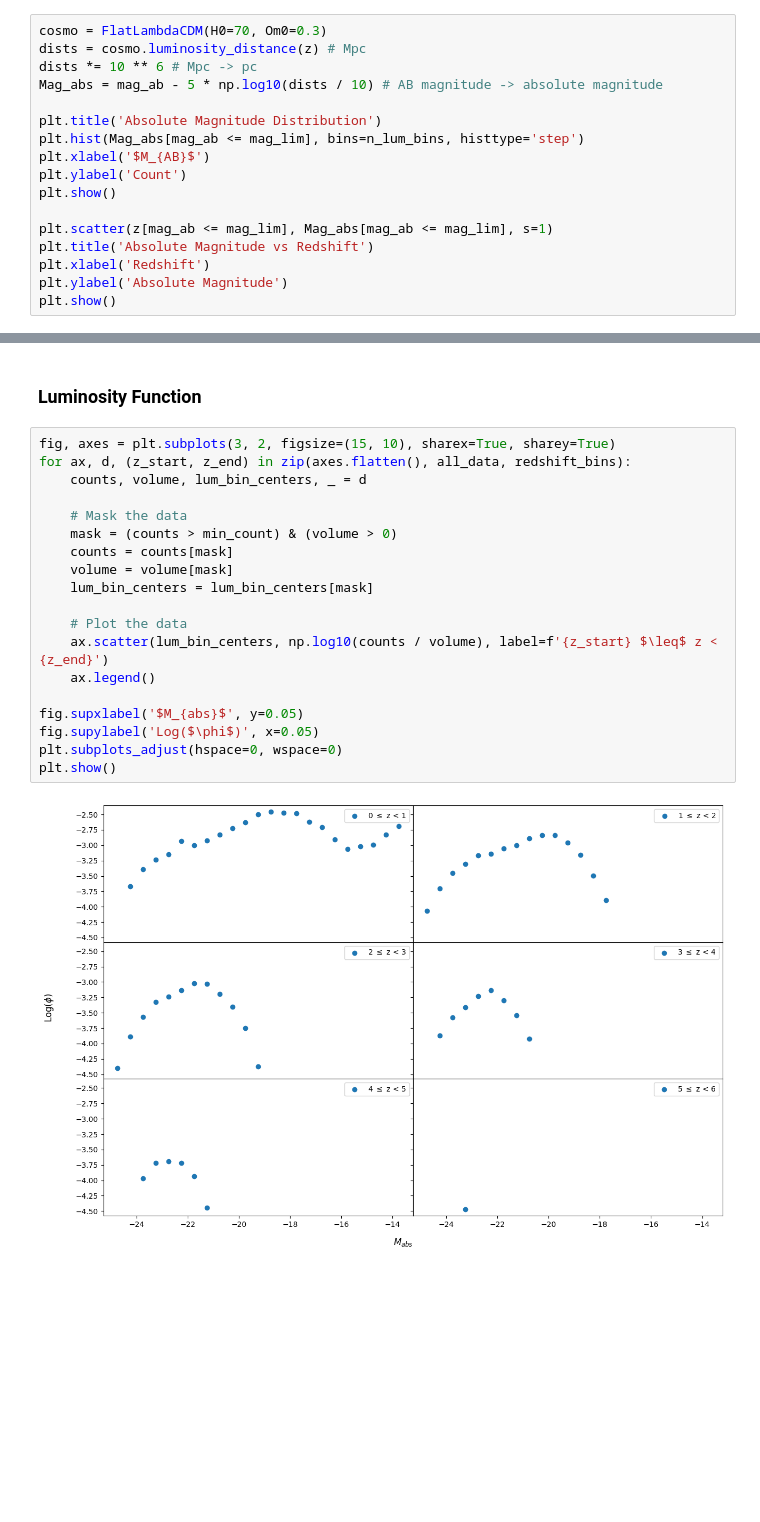
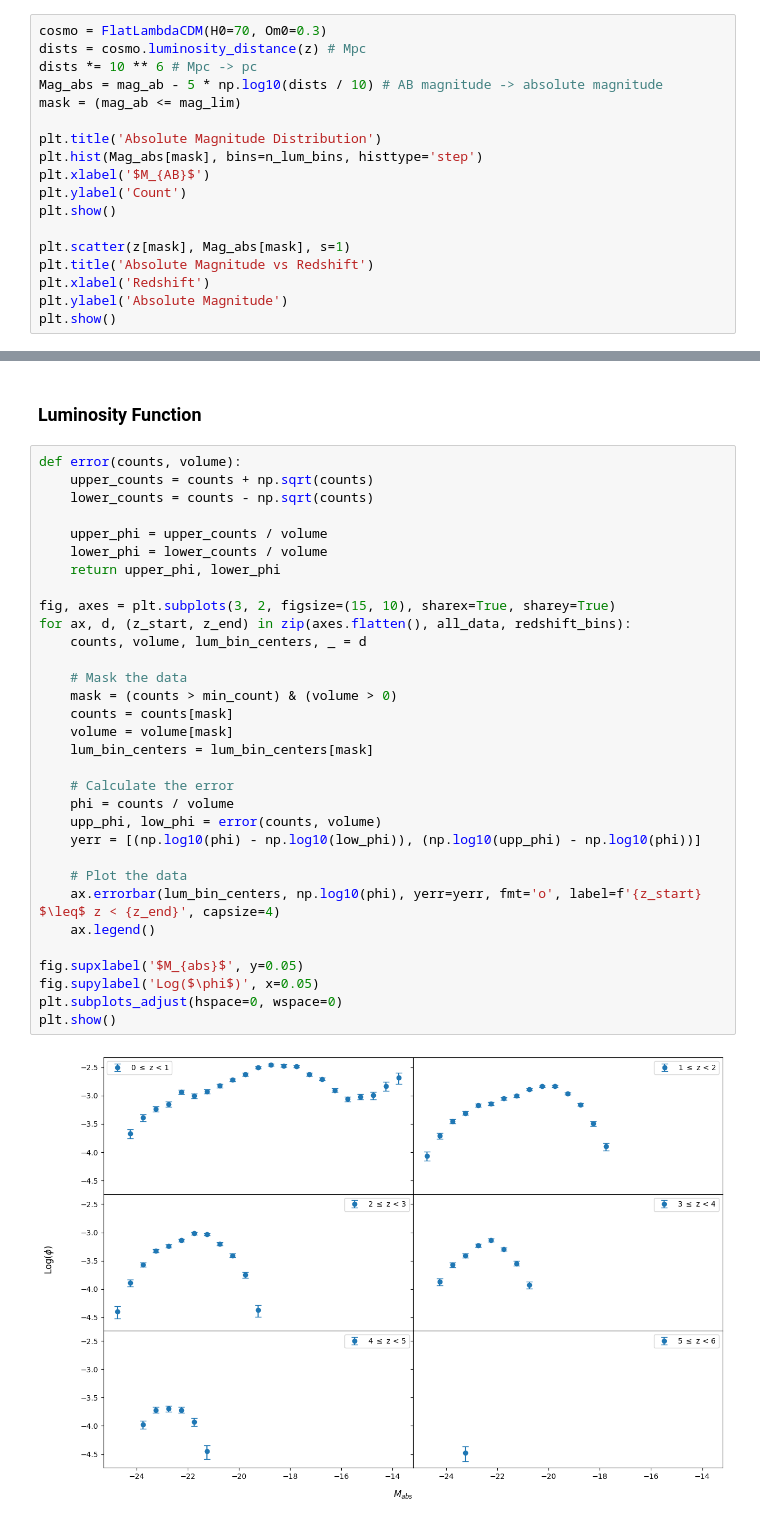
Before and after one commit to daniel-lyon/MPhil-Code, a Jupyter notebook: LUMFUNCS/vmax.ipynb, the cells around one changed output, grey strips where cells are left out. Drawn from its saved outputs; the diff is of its cells as text; blank space fills up the shorter version.

```diff
--- a/LUMFUNCS/vmax.ipynb
+++ b/LUMFUNCS/vmax.ipynb
@@ -66,14 +68,15 @@ cosmo = FlatLambdaCDM(H0=70, Om0=0.3)
 dists = cosmo.luminosity_distance(z) # Mpc
 dists *= 10 ** 6 # Mpc -> pc
 Mag_abs = mag_ab - 5 * np.log10(dists / 10) # AB magnitude -> absolute magnitude
+mask = (mag_ab <= mag_lim)
 
 plt.title('Absolute Magnitude Distribution')
-plt.hist(Mag_abs[mag_ab <= mag_lim], bins=n_lum_bins, histtype='step')
+plt.hist(Mag_abs[mask], bins=n_lum_bins, histtype='step')
 plt.xlabel('$M_{AB}$')
 plt.ylabel('Count')
 plt.show()
 
-plt.scatter(z[mag_ab <= mag_lim], Mag_abs[mag_ab <= mag_lim], s=1)
+plt.scatter(z[mask], Mag_abs[mask], s=1)
 plt.title('Absolute Magnitude vs Redshift')
 plt.xlabel('Redshift')
 plt.ylabel('Absolute Magnitude')
@@ -201,23 +212,36 @@ plt.show()
 # %% [markdown]
 ### Luminosity Function
 # %%
+def error(counts, volume):
+    upper_counts = counts + np.sqrt(counts)
+    lower_counts = counts - np.sqrt(counts)
+
+    upper_phi = upper_counts / volume
+    lower_phi = lower_counts / volume
+    return upper_phi, lower_phi
+
 fig, axes = plt.subplots(3, 2, figsize=(15, 10), sharex=True, sharey=True)
 for ax, d, (z_start, z_end) in zip(axes.flatten(), all_data, redshift_bins):
     counts, volume, lum_bin_centers, _ = d
 
     # Mask the data
     mask = (counts > min_count) & (volume > 0)
     counts = counts[mask]
     volume = volume[mask]
     lum_bin_centers = lum_bin_centers[mask]
 
+    # Calculate the error
+    phi = counts / volume
+    upp_phi, low_phi = error(counts, volume)
+    yerr = [(np.log10(phi) - np.log10(low_phi)), (np.log10(upp_phi) - np.log10(phi))]
+
     # Plot the data
-    ax.scatter(lum_bin_centers, np.log10(counts / volume), label=f'{z_start} $\leq$ z < {z_end}')
+    ax.errorbar(lum_bin_centers, np.log10(phi), yerr=yerr, fmt='o', label=f'{z_start} $\leq$ z < {z_end}', capsize=4)
     ax.legend()
 
 fig.supxlabel('$M_{abs}$', y=0.05)
 fig.supylabel('Log($\phi$)', x=0.05)
 plt.subplots_adjust(hspace=0, wspace=0)
 plt.show()
 # %% [output]
-[figure, old version]
+[figure, new version]
```
Also changed, not shown: parts of 11 cells of this notebook.
